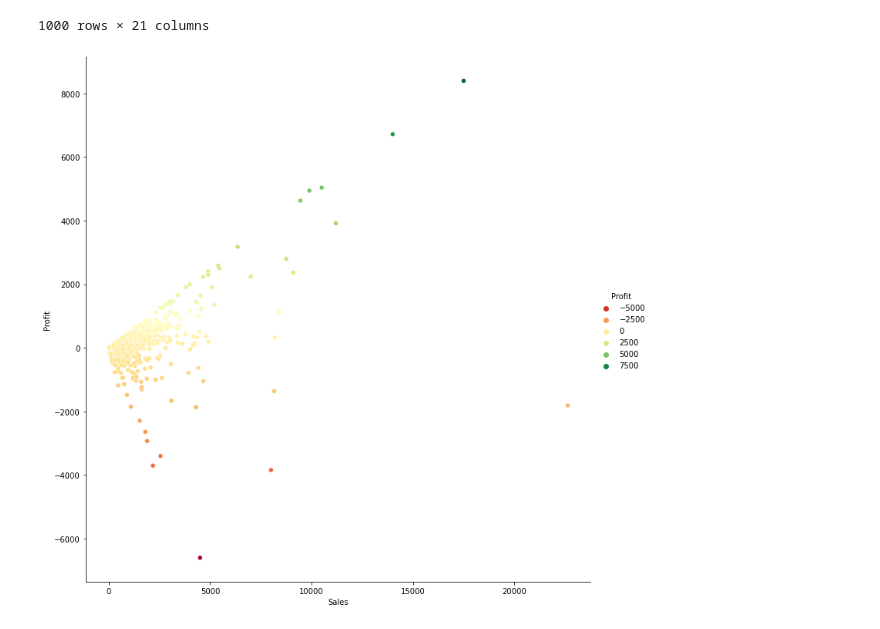
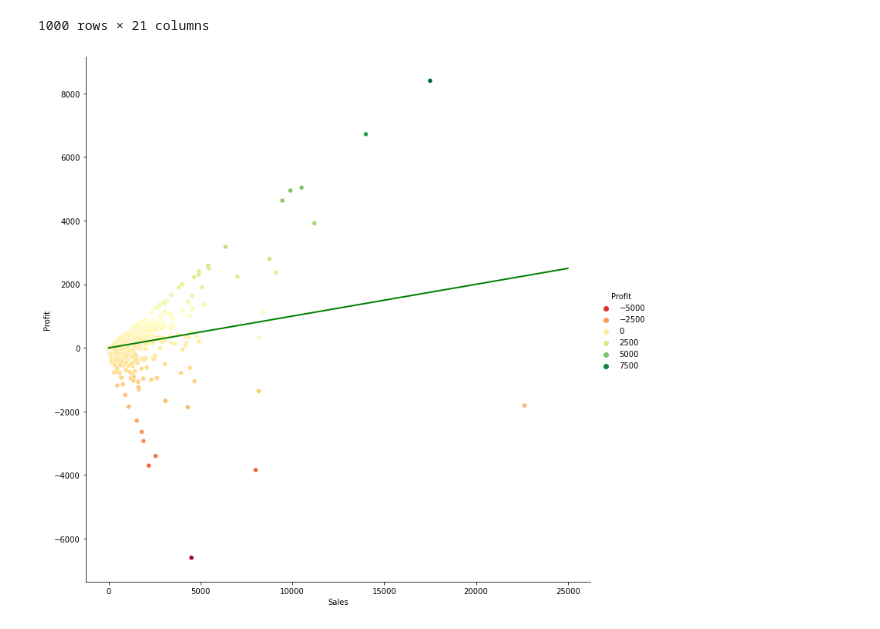
Before and after one commit to LuisReyes98/platzi-data-visualization, a Jupyter notebook: scatterplot.ipynb, the cells around one changed output. Saved outputs shown, nothing was run; the diff lists cells and outputs as text; code cells hidden in the pictures.

Commit message:
scatterplot line and notes

```diff
--- a/scatterplot.ipynb
+++ b/scatterplot.ipynb
@@ -27,12 +27,21 @@ df[:1000]
 # %%
 sns.relplot(
     x='Sales',
     y='Profit',
     hue='Profit',
     height=10,
     palette="RdYlGn",
     data=df,
 )
+
+sns.lineplot(
+    x=[0,25_000],
+    y=[0, 2500],
+    legend=None,
+    color="green",
+    linewidth=2
+)
+
 plt.show()
 # %% [output]
-[figure, old version]
+[figure, new version]
```
Also changed, not shown: parts of 1 cell of this notebook, 1 other file.
